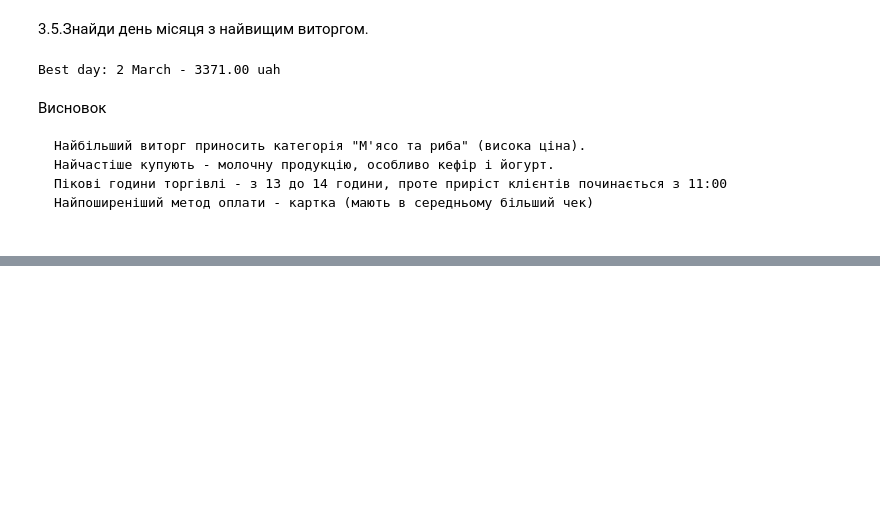
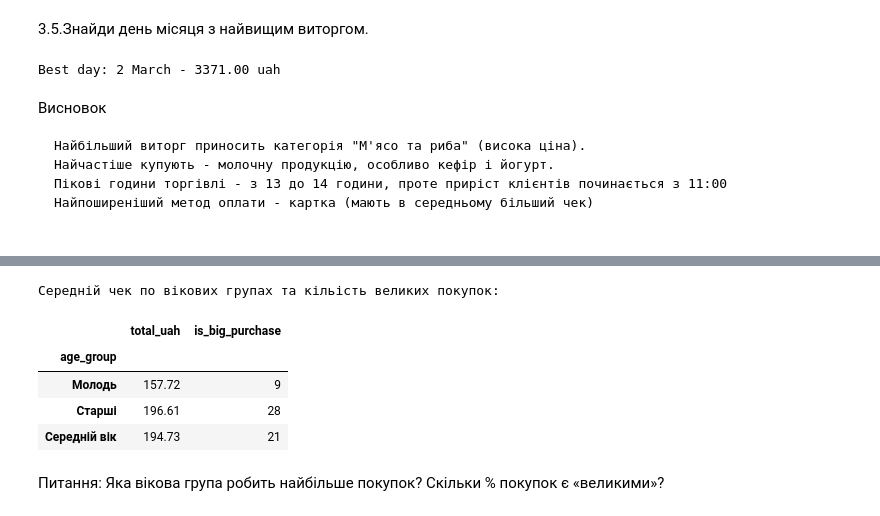
Before and after one commit to NadiiaIvashchuk/DTA_2026, a Jupyter notebook: project_store_sales_analysis/store_sales_analysis.ipynb, the cells around one changed output, grey strips where cells are left out. Drawn from its saved outputs; the diff is of its cells as text; code cells hidden in the pictures; blank space fills up the shorter version.

```diff
--- a/project_store_sales_analysis/store_sales_analysis.ipynb
+++ b/project_store_sales_analysis/store_sales_analysis.ipynb
@@ -498,0 +563,16 @@ Best day: 2 March - 3371.00 uah
+# %%
+print("Середній чек по вікових групах та кільість великих покупок:")
+
+df.groupby("age_group", observed=False).agg({
+    "total_uah": "mean",
+    "is_big_purchase": "sum"
+}).round(2)
+# %% [output]
+Середній чек по вікових групах та кільість великих покупок:
+|  | total_uah | is_big_purchase |
+| age_group |  |  |
+| Молодь | 157.72 | 9 |
+| Старші | 196.61 | 28 |
+| Середній вік | 194.73 | 21 |
+# %% [markdown]
+Питання: Яка вікова група робить найбільше покупок? Скільки % покупок є «великими»?
```
Also changed, not shown: parts of 9 cells of this notebook.
